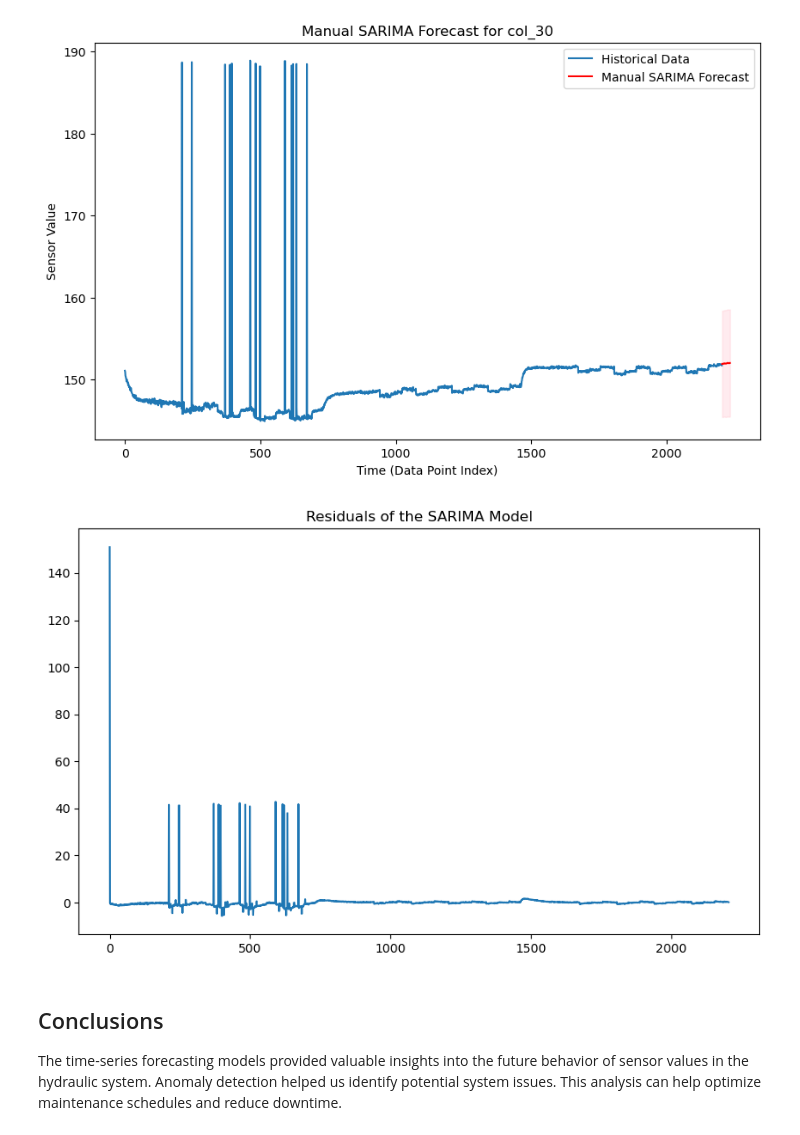
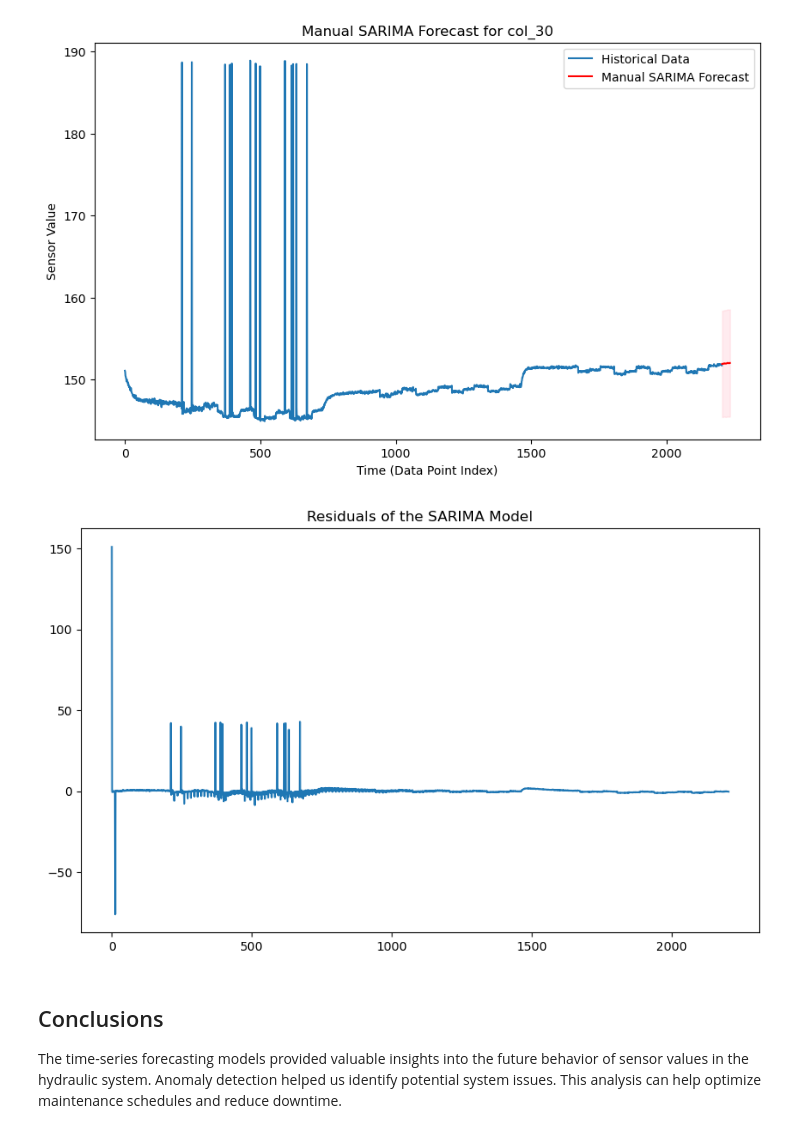
Before and after one commit to Smolbitties/predictive-maintenance-of-hydraulic-systems, a Jupyter notebook: Notebooks/data_analysis_with_markdown.ipynb, the cells around one changed output. Saved outputs shown, nothing was run; the diff lists cells and outputs as text; code cells hidden in the pictures.

Commit message:
Added project images and final analysis for predictive maintenance project

```diff
--- a/Notebooks/data_analysis_with_markdown.ipynb
+++ b/Notebooks/data_analysis_with_markdown.ipynb
@@ -540,13 +549,14 @@ plt.show()
 # %% [output]
 [figure]
 # %%
-residuals = sarima_model.resid()
+residuals = sarima_model_manual.resid()
 plt.figure(figsize=(10, 6))
 plt.plot(residuals)
 plt.title('Residuals of the SARIMA Model')
+plt.savefig('Sarima_Residuals')
 plt.show()
 # %% [output]
-[figure, old version]
+[figure, new version]
 # %% [markdown]
 ## Conclusions
 The time-series forecasting models provided valuable insights into the future behavior of sensor values in the hydraulic system. Anomaly detection helped us identify potential system issues. This analysis can help optimize maintenance schedules and reduce downtime.
```
Also changed, not shown: parts of 7 cells of this notebook, 30 other files.
